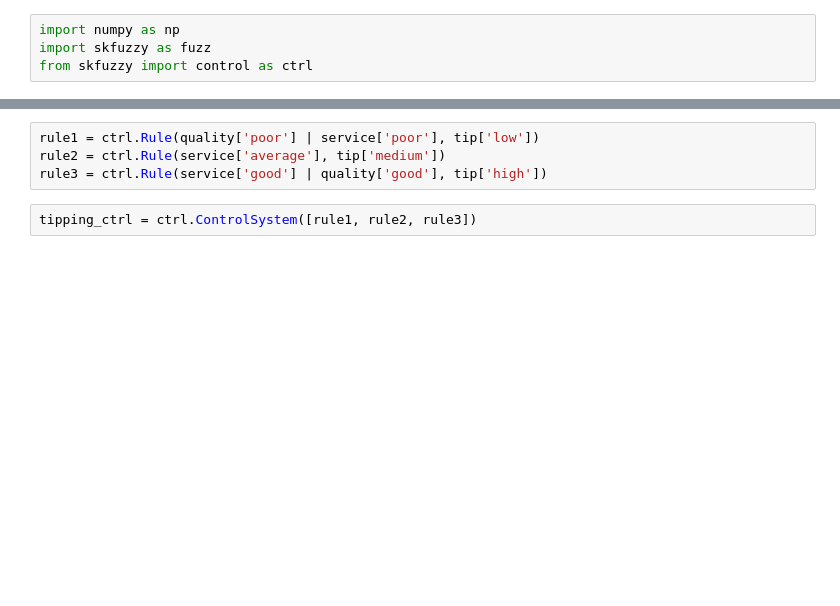
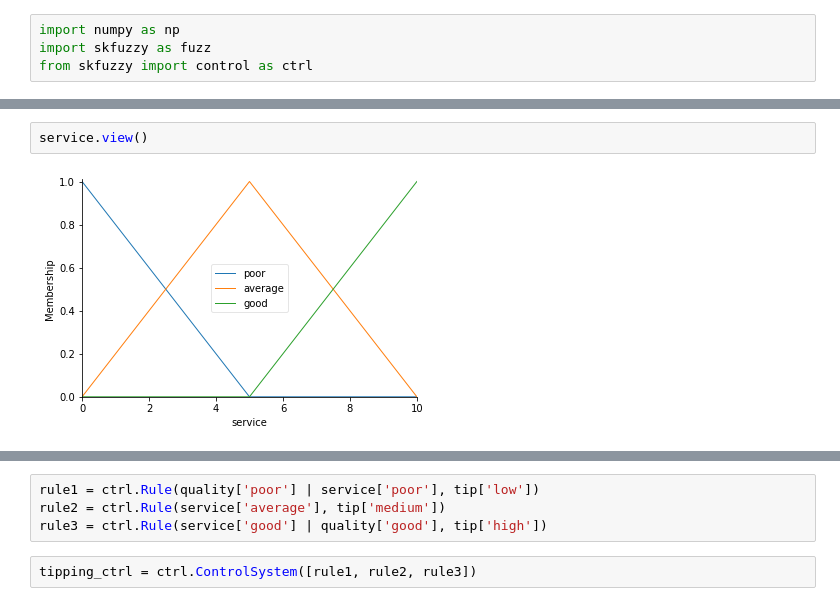
Before and after one commit to narayananveswar/fuzzy_system, a Jupyter notebook: control_system.ipynb, the cells around one changed output, grey strips where cells are left out. Saved outputs shown, nothing was run; the diff lists cells and outputs as text; blank space fills up the shorter version.

```diff
--- a/control_system.ipynb
+++ b/control_system.ipynb
@@ -19,0 +19,4 @@ tip['high'] = fuzz.trimf(tip.universe, [13, 25, 25])
+# %%
+service.view()
+# %% [output]
+[figure, added]
```
Also changed, not shown: parts of 7 cells of this notebook, 4 other files.
